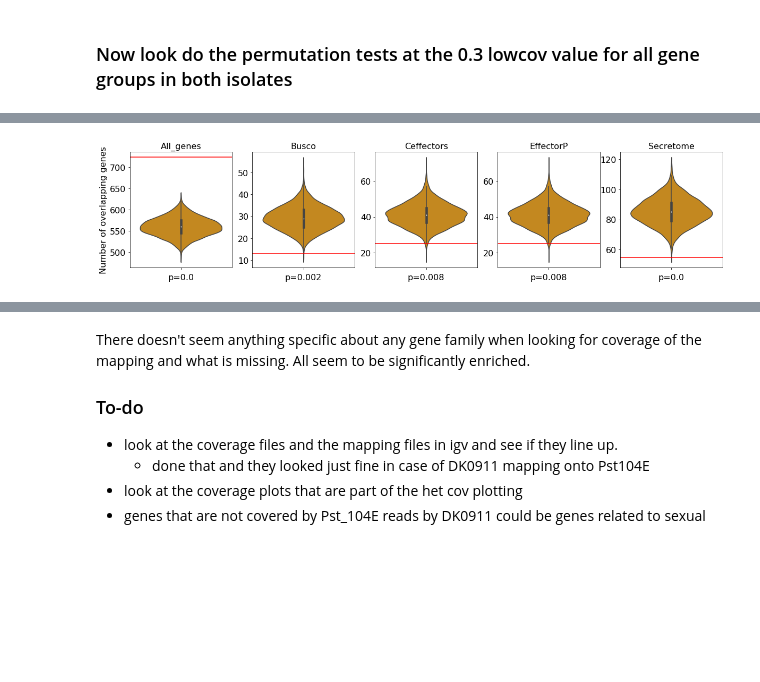
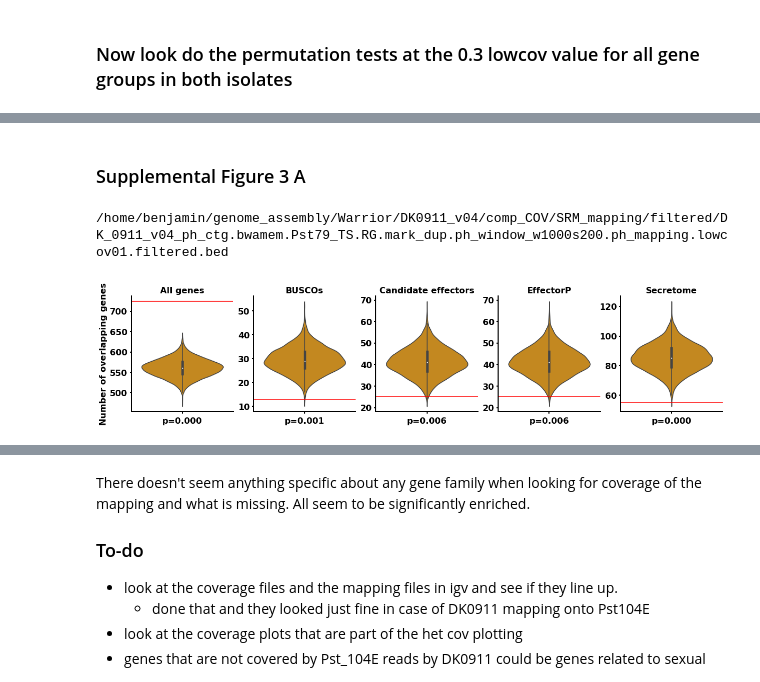
Before and after one commit to Team-Schwessinger/DK_0911-1, a Jupyter notebook: scripts/DK0911v04_Pst104E_presence_absence.ipynb, the cells around one changed output, grey strips where cells are left out. Drawn from its saved outputs; the diff is of its cells as text; code cells hidden in the pictures; blank space fills up the shorter version.

Commit message:
fixed up figures and now running analysis for TEs.

```diff
--- a/scripts/DK0911v04_Pst104E_presence_absence.ipynb
+++ b/scripts/DK0911v04_Pst104E_presence_absence.ipynb
@@ -83,6 +84,9 @@ DK0911_dict['Secretome'] = os.path.join(DK0911_annotation_dir, 'DK_0911_v04_ph_c
 DK0911_dict['Ceffectors'] = os.path.join(DK0911_annotation_dir, 'DK_0911_v04_ph_ctg.effectorp20.gene.bed')
 DK0911_dict['EffectorP'] = os.path.join(DK0911_annotation_dir, 'DK_0911_v04_ph_ctg.effectorp20.gene.bed')
 DK0911_dict['TE_superfamily'] = os.path.join(DK0911_annotation_dir, 'DK_0911_v04_ph_ctg.104Ep_DK0911p.REPET.superfamily.gff')
+# %%
+##OUTPATH for figures
+OUTPATH='/home/benjamin/genome_assembly/Warrior/DK0911_v04/figures'
 # %%
 def filter_bed(pairing):
     """Filter bedfiels by substracting one from the other and return resulting bed as dataframe.
@@ -383,0 +401,6 @@ columns = len(keys)
+# %%
+column_rename_dict = {'All_genes': 'All genes',
+                         'Busco': "BUSCOs",
+                         'Ceffectors': 'Candidate effectors',
+                         'EffectorP' : 'EffectorP',
+                         'Secretome' : 'Secretome'}
@@ -444,31 +485,59 @@ for key in keys:
+# %% [markdown]
+### Supplemental Figure 3 A
 # %%
 reference_bed_fn = pairings[0][2]
+print(reference_bed_fn)
 columns = len(keys)
 f1, ax = plt.subplots(1, columns, figsize=(20, 4))
+
+
+
+
 
 
 for n, key in enumerate(keys):
     overlap = count_overlap_features(DK0911_dict[key],reference_bed_fn, min_overlap)
     random_values = DK0911_random_dict_lowcov[key]
+
+
+
+
     count = 0
     for i in random_values:
         if i > overlap:
             count += 1
     p = count/len(random_values)
 
     two_side_p = 2*p
 
     if two_side_p > 1:
         two_side_p = round(2 - two_side_p, 3)
     sns.violinplot(y=random_values, color=pallete[1], ax=ax[n])
     ax[n].axhline(y=overlap, color='r', linestyle='-')
-    ax[n].set_title(key, fontsize=16)
-    ax[n].set_xlabel('p=' + str(two_side_p), fontsize=16)
-    ax[0].set_ylabel('Number of overlapping genes', fontsize=16)
-    out_fn = os.path.join(OUT_dir, 'DK0911_noncovered_%s_lowcov01_mo%s.facett.png' % (key,min_overlap))
-    plt.savefig(out_fn, dpi =300)
+    ax[n].set_title(column_rename_dict[key], fontsize=16, fontweight='bold')
+    ax[n].set_xlabel('p={:.3f}'.format(two_side_p), fontsize=16, fontweight='bold')
+    ax[0].set_ylabel('Number of overlapping genes', fontsize=16, fontweight='bold')
+
+    for axis in ['bottom','left']:
+        ax[n].spines[axis].set_linewidth(2)
+    for axis in ['top','right']:
+        ax[n].spines[axis].set_linewidth(0)
+    ax[n].tick_params(width=2)
+
+
+
+
+
+
+
+
+
+
+    out_fn = os.path.join(OUTPATH, 'SF3A_DK0911_noncovered_%s_lowcov01_mo%s.facett.tiff' % (key,min_overlap))
+    plt.savefig(out_fn, dpi =600, bbox_inches='tight')
 # %% [output]
+/home/benjamin/genome_assembly/Warrior/DK0911_v04/comp_COV/SRM_mapping/filtered/DK_0911_v04_ph_ctg.bwamem.Pst79_TS.RG.mark_dup.ph_window_w1000s200.ph_mapping.lowcov01.filtered.bed
-[figure, old version]
+[figure, new version]
 # %%
 reference_bed_fn = pairings[0][2]
 for key in keys:
```
Also changed, not shown: parts of 12 cells of this notebook.
